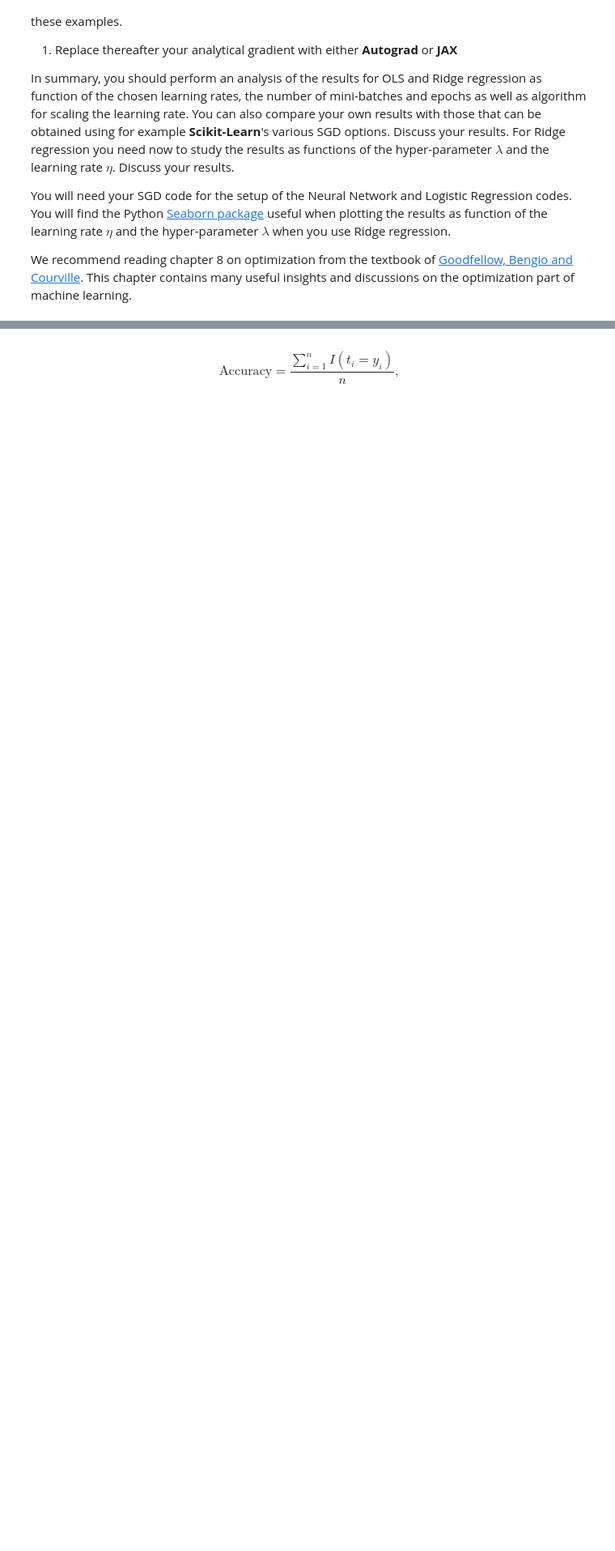
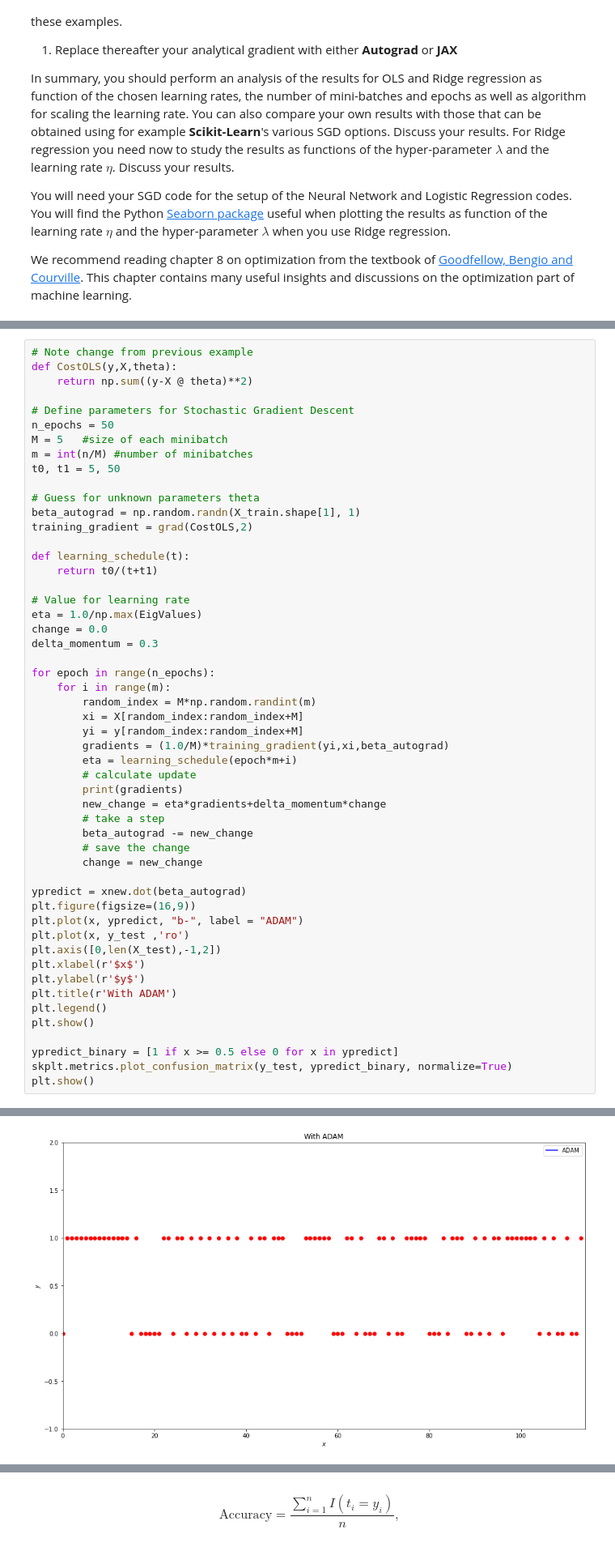
Before and after one commit to Yamacia/Project2data-ml, a Jupyter notebook: project2.ipynb, the cells around one changed output, grey strips where cells are left out. Shown at 81% size. Drawn from its saved outputs; the diff is of its cells as text; blank space fills up the shorter version.

```diff
--- a/project2.ipynb
+++ b/project2.ipynb
@@ -166,0 +282,53 @@ test (114, 1)
+# %%
+# Note change from previous example
+def CostOLS(y,X,theta):
+    return np.sum((y-X @ theta)**2)
+
+# Define parameters for Stochastic Gradient Descent
+n_epochs = 50
+M = 5   #size of each minibatch
+m = int(n/M) #number of minibatches
+t0, t1 = 5, 50
+
+# Guess for unknown parameters theta
+beta_autograd = np.random.randn(X_train.shape[1], 1)
+training_gradient = grad(CostOLS,2)
+
+def learning_schedule(t):
+    return t0/(t+t1)
+
+# Value for learning rate
+eta = 1.0/np.max(EigValues)
+change = 0.0
+delta_momentum = 0.3
+
+for epoch in range(n_epochs):
+    for i in range(m):
+        random_index = M*np.random.randint(m)
+        xi = X[random_index:random_index+M]
+        yi = y[random_index:random_index+M]
+        gradients = (1.0/M)*training_gradient(yi,xi,beta_autograd)
+        eta = learning_schedule(epoch*m+i)
+        # calculate update
+        print(gradients)
+        new_change = eta*gradients+delta_momentum*change
+        # take a step
+        beta_autograd -= new_change
+        # save the change
+        change = new_change
+
+ypredict = xnew.dot(beta_autograd)
+plt.figure(figsize=(16,9))
+plt.plot(x, ypredict, "b-", label = "ADAM")
+plt.plot(x, y_test ,'ro')
+plt.axis([0,len(X_test),-1,2])
+plt.xlabel(r'$x$')
+plt.ylabel(r'$y$')
+plt.title(r'With ADAM')
+plt.legend()
+plt.show()
+
+ypredict_binary = [1 if x >= 0.5 else 0 for x in ypredict]
+skplt.metrics.plot_confusion_matrix(y_test, ypredict_binary, normalize=True)
+plt.show()
+# %% [output]
@@ -166,0 +369 @@ test (114, 1)
+[figure, added]
```
Also changed, not shown: parts of 7 cells of this notebook.
